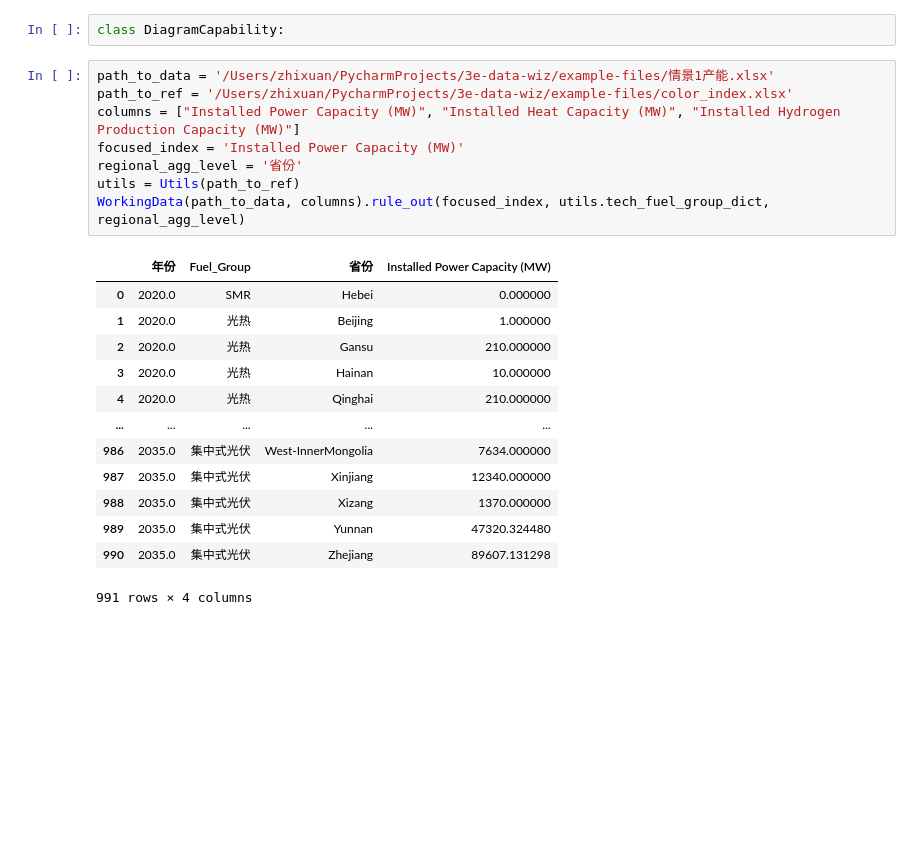
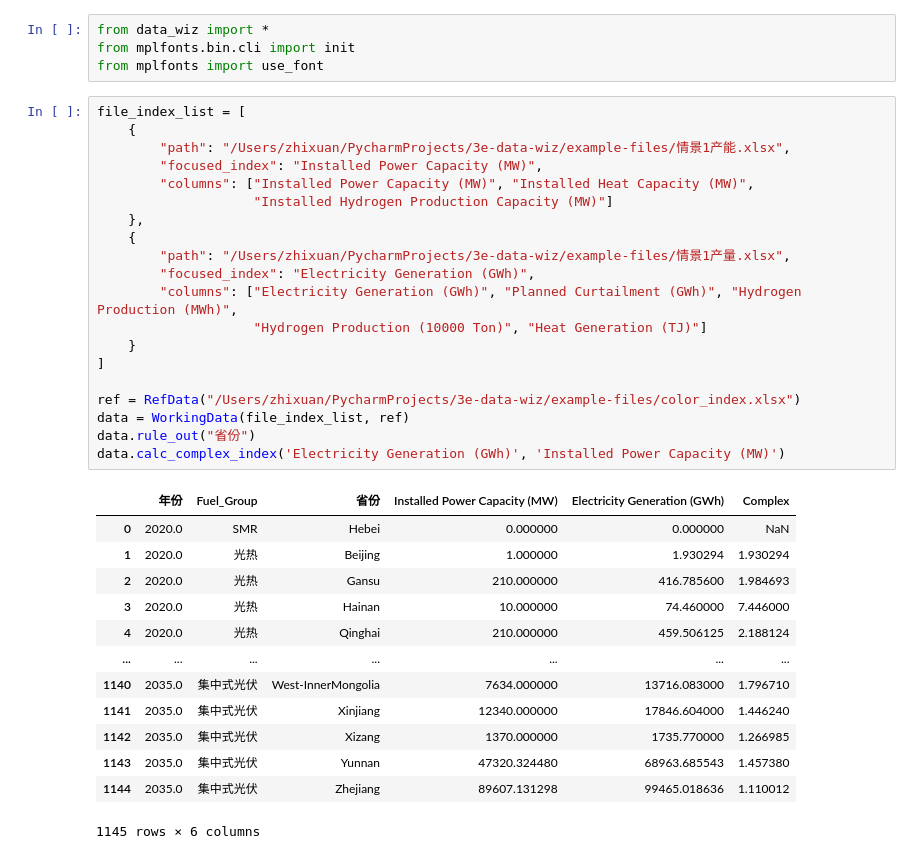
Before and after one commit to Navxihziq/3e-data-wiz, a Jupyter notebook: data-wiz.ipynb, the cells around one changed output. Drawn from its saved outputs; the diff is of its cells as text; blank space fills up the shorter version.

```diff
--- a/data-wiz.ipynb
+++ b/data-wiz.ipynb
@@ -85,24 +1,38 @@ class Utils(DataFromSheet):
-# %%
-class DiagramCapability:
-# %%
-path_to_data = '/Users/zhixuan/PycharmProjects/3e-data-wiz/example-files/情景1产能.xlsx'
-path_to_ref = '/Users/zhixuan/PycharmProjects/3e-data-wiz/example-files/color_index.xlsx'
-columns = ["Installed Power Capacity (MW)", "Installed Heat Capacity (MW)", "Installed Hydrogen Production Capacity (MW)"]
-focused_index = 'Installed Power Capacity (MW)'
-regional_agg_level = '省份'
-utils = Utils(path_to_ref)
-WorkingData(path_to_data, columns).rule_out(focused_index, utils.tech_fuel_group_dict, regional_agg_level)
-# %% [output]
-|  | 年份 | Fuel_Group | 省份 | Installed Power Capacity (MW) |
-| 0 | 2020.0 | SMR | Hebei | 0.000000 |
-| 1 | 2020.0 | 光热 | Beijing | 1.000000 |
-| 2 | 2020.0 | 光热 | Gansu | 210.000000 |
-| 3 | 2020.0 | 光热 | Hainan | 10.000000 |
-| 4 | 2020.0 | 光热 | Qinghai | 210.000000 |
-| ... | ... | ... | ... | ... |
-| 986 | 2035.0 | 集中式光伏 | West-InnerMongolia | 7634.000000 |
-| 987 | 2035.0 | 集中式光伏 | Xinjiang | 12340.000000 |
-| 988 | 2035.0 | 集中式光伏 | Xizang | 1370.000000 |
-| 989 | 2035.0 | 集中式光伏 | Yunnan | 47320.324480 |
-| 990 | 2035.0 | 集中式光伏 | Zhejiang | 89607.131298 |
-991 rows × 4 columns
+# %%
+from data_wiz import *
+from mplfonts.bin.cli import init
+from mplfonts import use_font
+# %%
+file_index_list = [
+    {
+        "path": "/Users/zhixuan/PycharmProjects/3e-data-wiz/example-files/情景1产能.xlsx",
+        "focused_index": "Installed Power Capacity (MW)",
+        "columns": ["Installed Power Capacity (MW)", "Installed Heat Capacity (MW)",
+                    "Installed Hydrogen Production Capacity (MW)"]
+    },
+    {
+        "path": "/Users/zhixuan/PycharmProjects/3e-data-wiz/example-files/情景1产量.xlsx",
+        "focused_index": "Electricity Generation (GWh)",
+        "columns": ["Electricity Generation (GWh)", "Planned Curtailment (GWh)", "Hydrogen Production (MWh)",
+                    "Hydrogen Production (10000 Ton)", "Heat Generation (TJ)"]
+    }
+]
+
+ref = RefData("/Users/zhixuan/PycharmProjects/3e-data-wiz/example-files/color_index.xlsx")
+data = WorkingData(file_index_list, ref)
+data.rule_out("省份")
+data.calc_complex_index('Electricity Generation (GWh)', 'Installed Power Capacity (MW)')
+# %% [output]
+|  | 年份 | Fuel_Group | 省份 | Installed Power Capacity (MW) | Electricity Generation (GWh) | Complex |
+| 0 | 2020.0 | SMR | Hebei | 0.000000 | 0.000000 | NaN |
+| 1 | 2020.0 | 光热 | Beijing | 1.000000 | 1.930294 | 1.930294 |
+| 2 | 2020.0 | 光热 | Gansu | 210.000000 | 416.785600 | 1.984693 |
+| 3 | 2020.0 | 光热 | Hainan | 10.000000 | 74.460000 | 7.446000 |
+| 4 | 2020.0 | 光热 | Qinghai | 210.000000 | 459.506125 | 2.188124 |
+| ... | ... | ... | ... | ... | ... | ... |
+| 1140 | 2035.0 | 集中式光伏 | West-InnerMongolia | 7634.000000 | 13716.083000 | 1.796710 |
+| 1141 | 2035.0 | 集中式光伏 | Xinjiang | 12340.000000 | 17846.604000 | 1.446240 |
+| 1142 | 2035.0 | 集中式光伏 | Xizang | 1370.000000 | 1735.770000 | 1.266985 |
+| 1143 | 2035.0 | 集中式光伏 | Yunnan | 47320.324480 | 68963.685543 | 1.457380 |
+| 1144 | 2035.0 | 集中式光伏 | Zhejiang | 89607.131298 | 99465.018636 | 1.110012 |
+1145 rows × 6 columns
```
Also changed, not shown: parts of 7 cells of this notebook, 2 other files.
